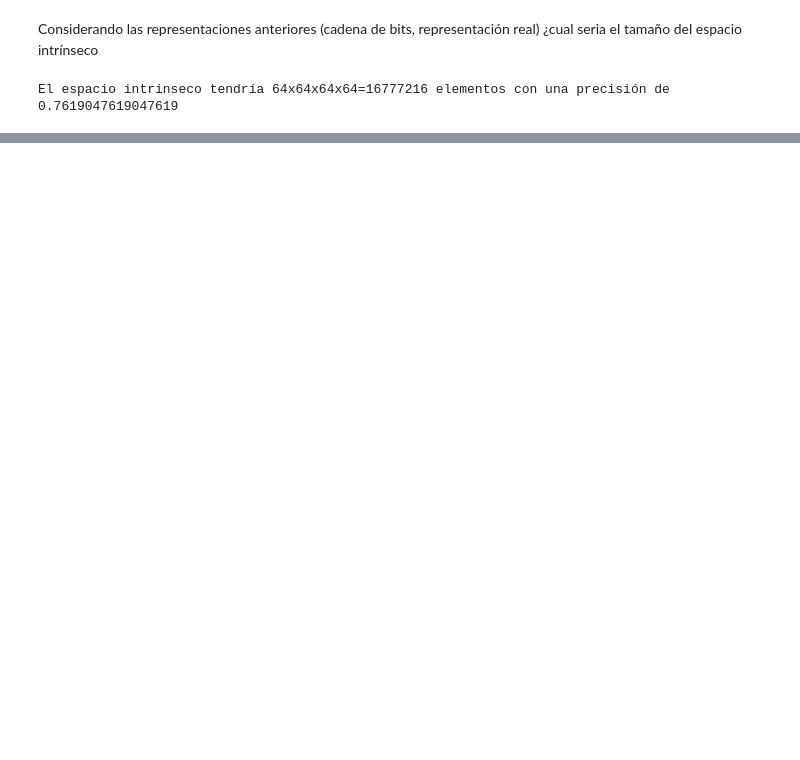
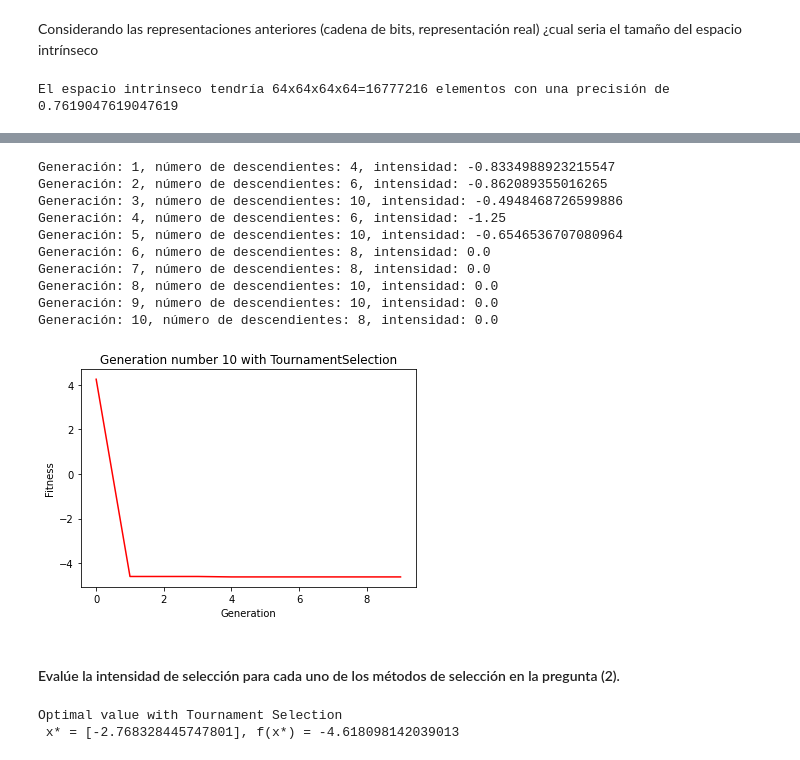
Before and after one commit to jbardalesr/evolutionary-computing, a Jupyter notebook: laboratory/pd3_selection.ipynb, the cells around one changed output, grey strips where cells are left out. Saved outputs shown, nothing was run; the diff lists cells and outputs as text; code cells hidden in the pictures; blank space fills up the shorter version.

```diff
--- a/laboratory/pd3_selection.ipynb
+++ b/laboratory/pd3_selection.ipynb
@@ -541,0 +413,4 @@ Optimal value
+# %%
+selected = UniformSelection(num_individuals=SELECTED_SIZE).get_individuals(initial_population)
+for i, ind in enumerate(selected):
+    print(f"Individuo {i} = {ind.phenotype}")
@@ -541,0 +425,17 @@ Optimal value
+# %%
+class RouletteSelection(Selection):
+    def __init__(self, num_individuals: int):
+        super().__init__(num_individuals)
+
+    def get_individuals(self, population: list[Individual], fitness: list[float]):
+        # individuos con menor fitness tienen mayor probabilidad de ser seleccionados
+        # presion de seleccion
+        f_max = max(fitness)
+        fitness = f_max - np.array(fitness) + 1e-4
+        distribution = np.array(fitness) / sum(fitness)
+        # el metodo de la ruleta es similar a seleccionar elementos de una lista dada una distribucion de probabilidades
+        return random.choices(population, weights=distribution, k=self.num_individuals)
+# %%
+selected = RouletteSelection(num_individuals=SELECTED_SIZE).get_individuals(initial_population, fitness_population)
+for i, ind in enumerate(selected):
+    print(f"Individuo {i} = {ind.phenotype}")
@@ -541,0 +542,41 @@ Optimal value
+# %%
+# GA CANONICAL HYPERPARAMETERS
+MAX_GENERATION = 10
+POPULATION_SIZE = 15
+SELECTED_SIZE = 10
+# NOTA: El número de descendientes está dado de manera estocástica según los operadores de variación, así que es complicado establecer un número fijo de descendientes
+# sin embargo rondará los 10 individuos.
+OFFSPRING_SIZE = 10
+CROSSOVER_PROBABILITY = 0.8
+MUTATION_PROBABILITY = 0.01
+
+args = IndividualArguments(domain_1, eps_1, n_var_1, GEN_SIZE_1, Representation.GRAY)
+initial_population = [Individual.newRandom(args) for _ in range(POPULATION_SIZE)]
+
+# PIPELINE GA TOURNAMENT SELECTION
+best = genenetic_algorithm(max_generation=MAX_GENERATION,
+                           fitness=f1,
+                           population=initial_population,
+                           selection=TournamentSelection(num_individuals=SELECTED_SIZE, tournament_size=3),
+                           crossover=Crossover(probability=CROSSOVER_PROBABILITY),
+                           mutation=Mutation(probability=MUTATION_PROBABILITY))
+# %% [output]
+Generación: 1, número de descendientes: 4, intensidad: -0.8334988923215547
+Generación: 2, número de descendientes: 6, intensidad: -0.862089355016265
+Generación: 3, número de descendientes: 10, intensidad: -0.4948468726599886
+Generación: 4, número de descendientes: 6, intensidad: -1.25
+Generación: 5, número de descendientes: 10, intensidad: -0.6546536707080964
+Generación: 6, número de descendientes: 8, intensidad: 0.0
+Generación: 7, número de descendientes: 8, intensidad: 0.0
+Generación: 8, número de descendientes: 10, intensidad: 0.0
+Generación: 9, número de descendientes: 10, intensidad: 0.0
+Generación: 10, número de descendientes: 8, intensidad: 0.0
+[figure, added]
+# %% [markdown]
+#### Evalúe la intensidad de selección para cada uno de los métodos de selección en la pregunta (2).
+# %%
+solution = min(best, key=lambda x: f1(x.phenotype))
+print(f"Optimal value with Tournament Selection\n x* = {solution.phenotype}, f(x*) = {f1(solution.phenotype)}")
+# %% [output]
+Optimal value with Tournament Selection
+ x* = [-2.768328445747801], f(x*) = -4.618098142039013
```
Also changed, not shown: parts of 89 cells of this notebook.
